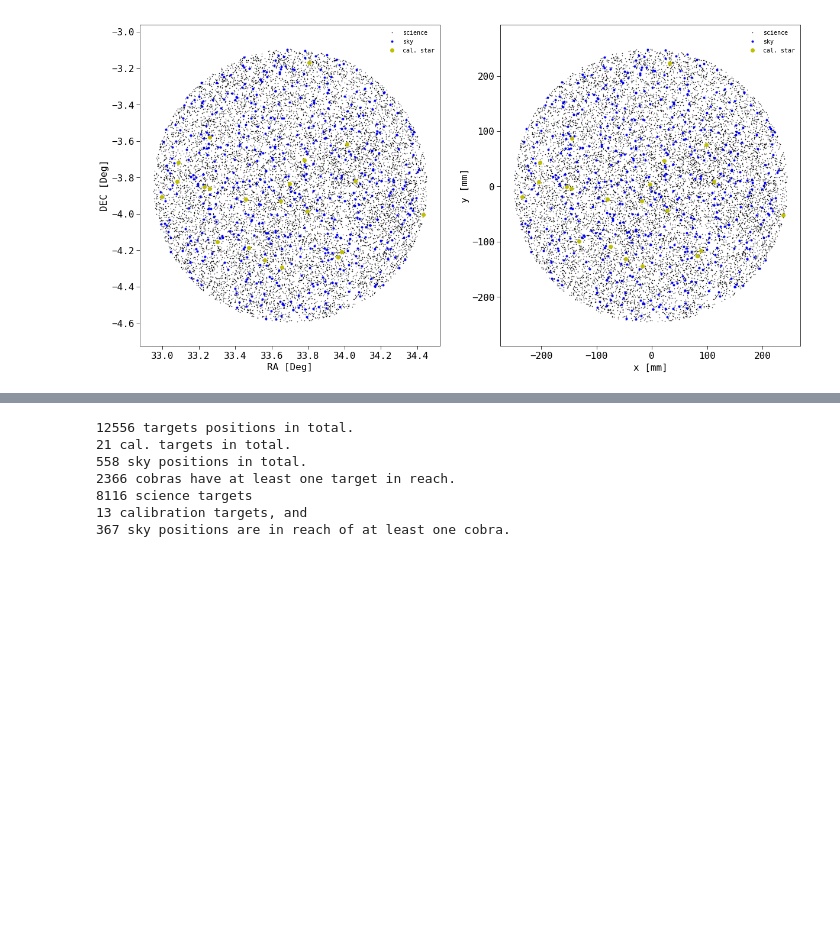
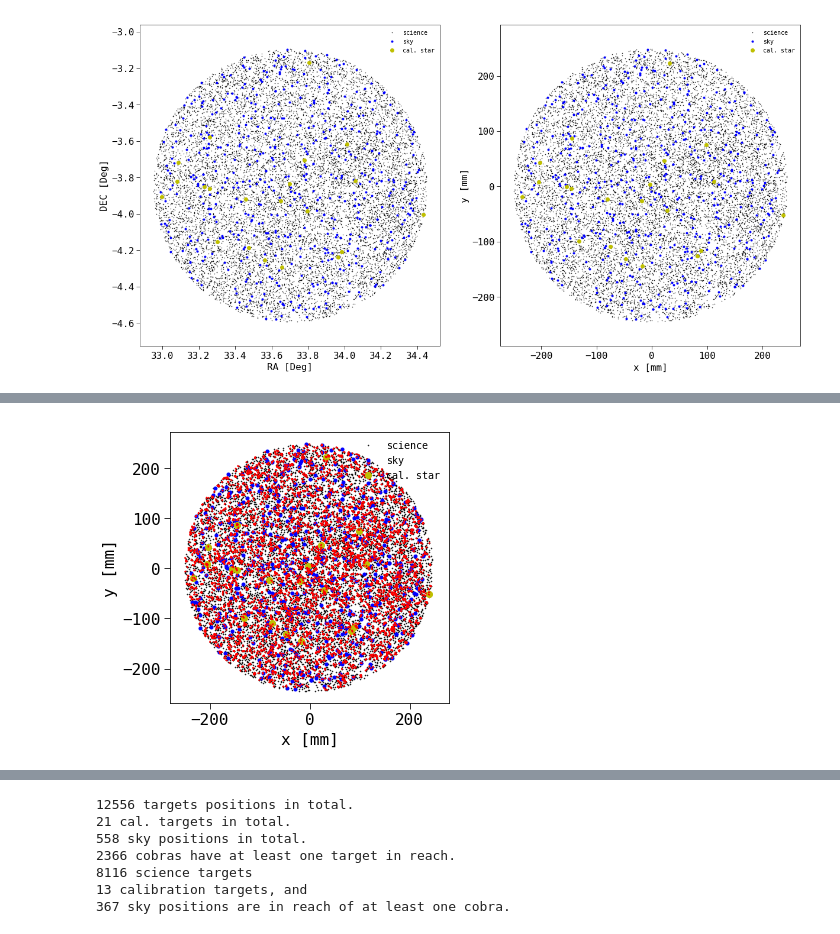
Before and after one commit to Subaru-PFS/ets_networkflow, a Jupyter notebook: netflow.ipynb, the cells around one changed output, grey strips where cells are left out. Cells and saved outputs as stored; diff of their text form; code cells hidden in the pictures; blank space fills up the shorter version.

```diff
--- a/netflow.ipynb
+++ b/netflow.ipynb
@@ -30,9 +30,9 @@ import pfs_netflow.datamodel as dm
 BLOCKLENGTH = 900. # block exposure time in s
 # %%
 # Define target lists.
-fscience_targets = "../pfs_target_list/pfs_preliminary_target_cosmology.dat"
-fcal_stars       = "../pfs_target_list/pfs_preliminary_target_cosmology_fcstars.dat"
-fsky_pos         = "../pfs_target_list/pfs_preliminary_target_cosmology_sky.dat"
+fscience_targets = "../../ETS/pfs_target_list/pfs_preliminary_target_cosmology.dat"
+fcal_stars       = "../../ETS/pfs_target_list/pfs_preliminary_target_cosmology_fcstars.dat"
+fsky_pos         = "../../ETS/pfs_target_list/pfs_preliminary_target_cosmology_sky.dat"
 
 # Load target lists.
 from astropy.io import ascii
@@ -114,3 +115,17 @@ for id,t,nrv in zip(ID, types, array(exp_times)/BLOCKLENGTH):
 print "Required revisits", unique( [v for v in nreqv_dict.itervalues()] )
 # %% [output]
 Required revisits [1]
+# %%
+# RANDOMISE NUMBER OF REQUIRED VISISTS
+RANDOMIZENREQ = True
+if RANDOMIZENREQ:
+    NVISITS = 10
+    nv = np.floor( random.uniform(NVISITS+1, size=len(ID)) )
+
+    # compute number of required visists from exposure times
+    # and block length
+    nreqv_dict = {}
+    for id,t,nrv in zip(ID, types, nv):
+        nreqv_dict[id] = int(nrv)
+
+    print "Required revisits", unique( [v for v in nreqv_dict.itervalues()] )
@@ -267,0 +267,62 @@ plt.ylabel("y [mm]")
+# %%
+
+# find collision pairs
+
+
+from scipy.spatial.distance import cdist
+fiber_collision_radius = 1.
+
+
+f = plt.figure(figsize=[5,5])
+plt.subplot()
+txx = np.array( [t[0] for tid, t in targets.iteritems()] )
+tyy = np.array( [t[1] for tid, t in targets.iteritems()] )
+
+_ii_sci = map( lambda x : x.startswith('sci') , tclasses )
+_ii_sky = map( lambda x : x.startswith('sky') , tclasses )
+_ii_cal = map( lambda x : x.startswith('cal') , tclasses )
+
+
+plt.plot(txx[_ii_sci],tyy[_ii_sci],'.', ms=1, label='science')
+plt.plot(txx[_ii_sky],tyy[_ii_sky],'b.' , label='sky')
+plt.plot(txx[_ii_cal],tyy[_ii_cal],'yo' , label='cal. star')
+
+
+N = len(ID)
+points = zip(txx,tyy)
+Y = cdist( points[:N], points[:N] )
+
+# any target separation that is smaller than 2 x the collision radius will be flagged a s collision
+cc = Y <= (fiber_collision_radius*2.)
+ncoll = int( (np.sum(cc.flatten()) - N)/2. )
+
+print ("Found  {:d} collision pairs.".format( ncoll  ))
+
+# identify collision pairs
+collision_pairs = []
+# array of indices
+ii = np.arange(N)
+for i in range(cc.shape[0]):
+    x1,y1 =  txx[i], tyy[i]
+    # only iterate over the indeces that are colliding and the upper diagonal in the collision matrix
+    jj = ii[ cc[i,:] * ii > i ]
+    for j in jj:
+        if cc[i,j]:
+            x2,y2 =  txx[j], tyy[j]
+            collision_pairs.append([(ID[i],x1,y1),(ID[j],x2,y2)])
+
+
+
+for cp in collision_pairs:
+    plt.plot([cp[0][1],cp[1][1]],[cp[0][2],cp[1][2]],'r-')
+    #plt.plot(txx[ii_cal],tyy[ii_cal],'yo' , label='cal. star')
+
+print len(collision_pairs)
+
+plt.axis('equal')
+l = plt.legend()
+l.draw_frame(False)
+plt.xlabel("x [mm]")
+plt.ylabel("y [mm]")
+plt.xlim([-15,15])
+# %% [output]
@@ -267,0 +332 @@ plt.ylabel("y [mm]")
+[figure, added]
```
Also changed, not shown: parts of 33 cells of this notebook, 4 other files.
